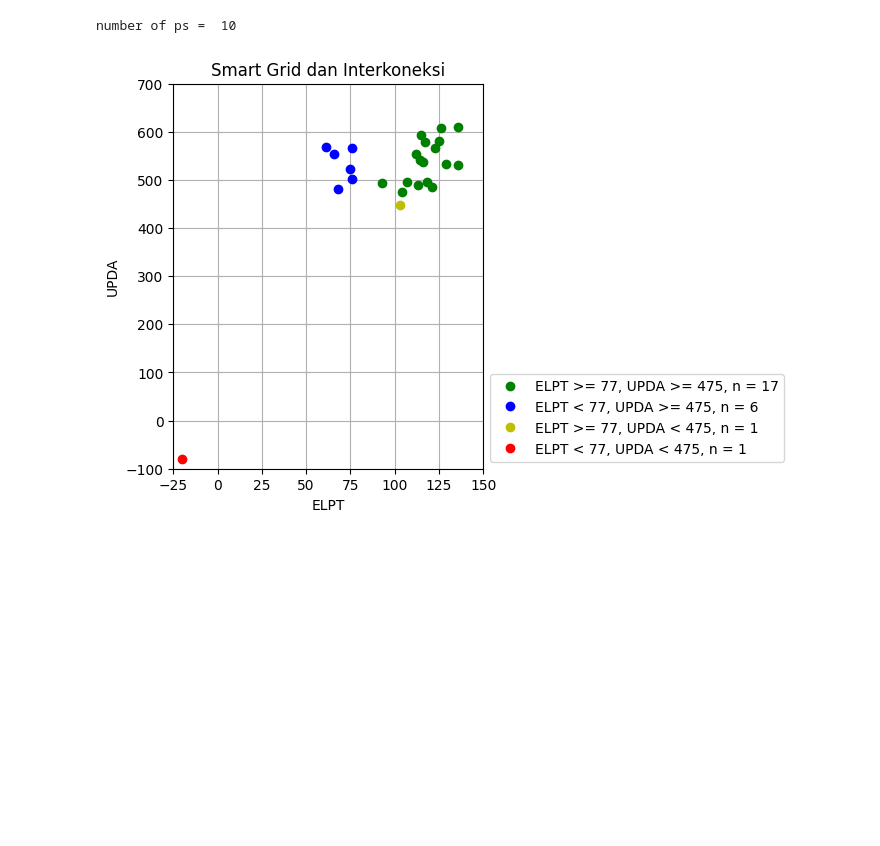
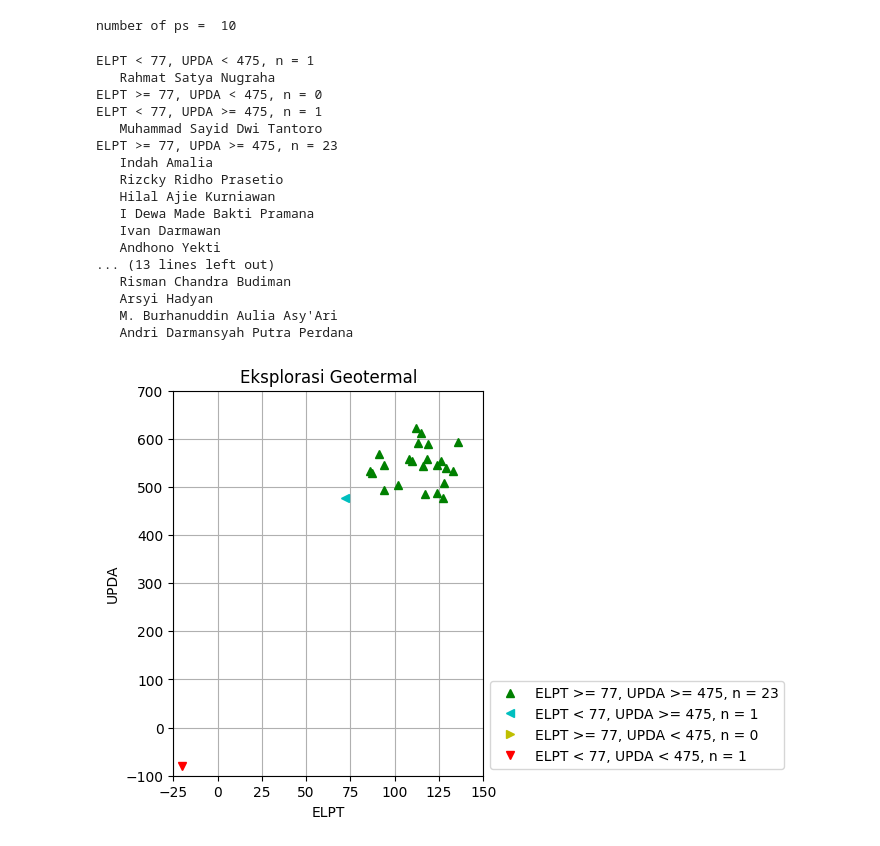
Before and after one commit to dudung/py-jupyter-nb, a Jupyter notebook: src/import/external/pandas/excel/case/per_program.ipynb, the cells around one changed output. Cells and saved outputs as stored; diff of their text form; code cells hidden in the pictures; blank space fills up the shorter version.

```diff
--- a/src/import/external/pandas/excel/case/per_program.ipynb
+++ b/src/import/external/pandas/excel/case/per_program.ipynb
@@ -12,61 +66,60 @@ print("number of ps = ", len(ps))
 # %% [output]
 number of ps =  10
 # %%
-psnow = ps[5]
+psnow = ps[0]
 rows = df.loc[df[hd[1]] == psnow, (hd[1], hd[2], hd[3], hd[4])]
 hdnow = list(rows)
 x = list(rows[hdnow[2]])
 y = list(rows[hdnow[3]])
+z = list(rows[hdnow[1]])
 
-x1 = []
-y1 = []
-x2 = []
-y2 = []
-x3 = []
-y3 = []
-x4 = []
-y4 = []
+c1, c2, c3, c4 = name(x, y, z)
+print("ELPT < 77, UPDA < 475, n =", len(c1))
+for i in c1:
+    print("  ", i)
+print("ELPT >= 77, UPDA < 475, n =", len(c2))
+for i in c2:
+    print("  ", i)
+print("ELPT < 77, UPDA >= 475, n =", len(c3))
+for i in c3:
+    print("  ", i)
+print("ELPT >= 77, UPDA >= 475, n =", len(c4))
+for i in c4:
+    print("  ", i)
 
-for i in range(len(x)):
-    xx = x[i]
-    yy = y[i]
-
-    if (xx < 77) and (yy < 475):
-        x1.append(xx)
-        y1.append(yy)
-    elif (xx >= 77) and (yy < 475):
-        x2.append(xx)
-        y2.append(yy)
-    elif (xx < 77) and (yy >= 475):
-        x3.append(xx)
-        y3.append(yy)
-    else:
-        x4.append(xx)
-        y4.append(yy)
-
-n1 = len(x1)
-n2 = len(x2)
-n3 = len(x3)
-n4 = len(x4)
-
-l1 = f"ELPT < 77, UPDA < 475, n = {n1}"
-l2 = f"ELPT >= 77, UPDA < 475, n = {n2}"
-l3 = f"ELPT < 77, UPDA >= 475, n = {n3}"
-l4 = f"ELPT >= 77, UPDA >= 475, n = {n4}"
+x1, y1, x2, y2, x3, y3, x4, y4 = separate(x, y)
+l1 = f"ELPT < 77, UPDA < 475, n = {len(x1)}"
+l2 = f"ELPT >= 77, UPDA < 475, n = {len(x2)}"
+l3 = f"ELPT < 77, UPDA >= 475, n = {len(x3)}"
+l4 = f"ELPT >= 77, UPDA >= 475, n = {len(x4)}"
 ll = [l4, l3, l2, l1]
-
-
-import matplotlib.pyplot as plt
 
 plt.figure(figsize=(4,5))
 plt.grid()
 plt.xlabel('ELPT')
 plt.ylabel('UPDA')
 plt.title(psnow)
-plt.plot(x4, y4, 'go', x3, y3, 'bo', x2, y2, 'yo', x1, y1, 'ro')
+plt.plot(x4, y4, 'g^', x3, y3, 'c<', x2, y2, 'y>', x1, y1, 'rv')
 plt.legend(ll, loc="lower left", bbox_to_anchor=(1, 0))
 plt.xlim([-25, 150])
 plt.ylim([-100, 700])
 plt.show()
 # %% [output]
+ELPT < 77, UPDA < 475, n = 1
+   Rahmat Satya Nugraha
+ELPT >= 77, UPDA < 475, n = 0
+ELPT < 77, UPDA >= 475, n = 1
+   Muhammad Sayid Dwi Tantoro
+ELPT >= 77, UPDA >= 475, n = 23
+   Indah Amalia
+   Rizcky Ridho Prasetio
+   Hilal Ajie Kurniawan
+   I Dewa Made Bakti Pramana
+   Ivan Darmawan
+   Andhono Yekti
+... (13 lines left out)
+   Risman Chandra Budiman
+   Arsyi Hadyan
+   M. Burhanuddin Aulia Asy'Ari
+   Andri Darmansyah Putra Perdana
-[figure, old version]
+[figure, new version]
```
Also changed, not shown: parts of 12 cells of this notebook.
